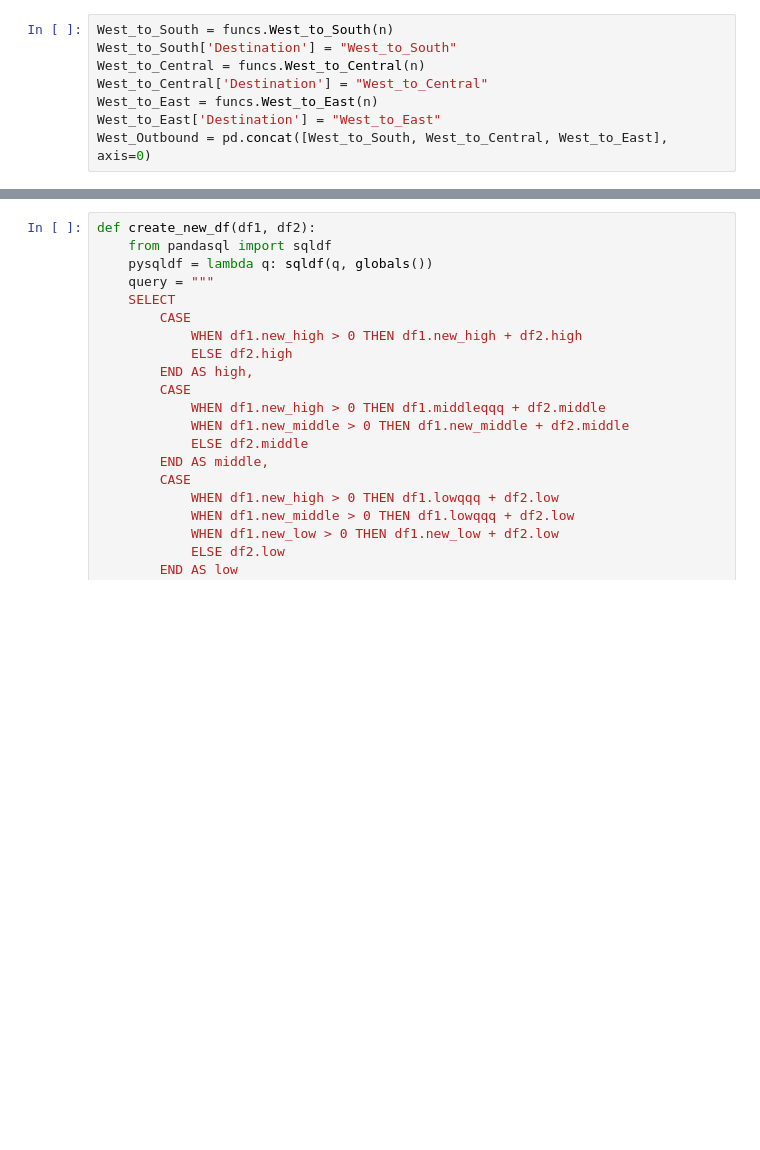
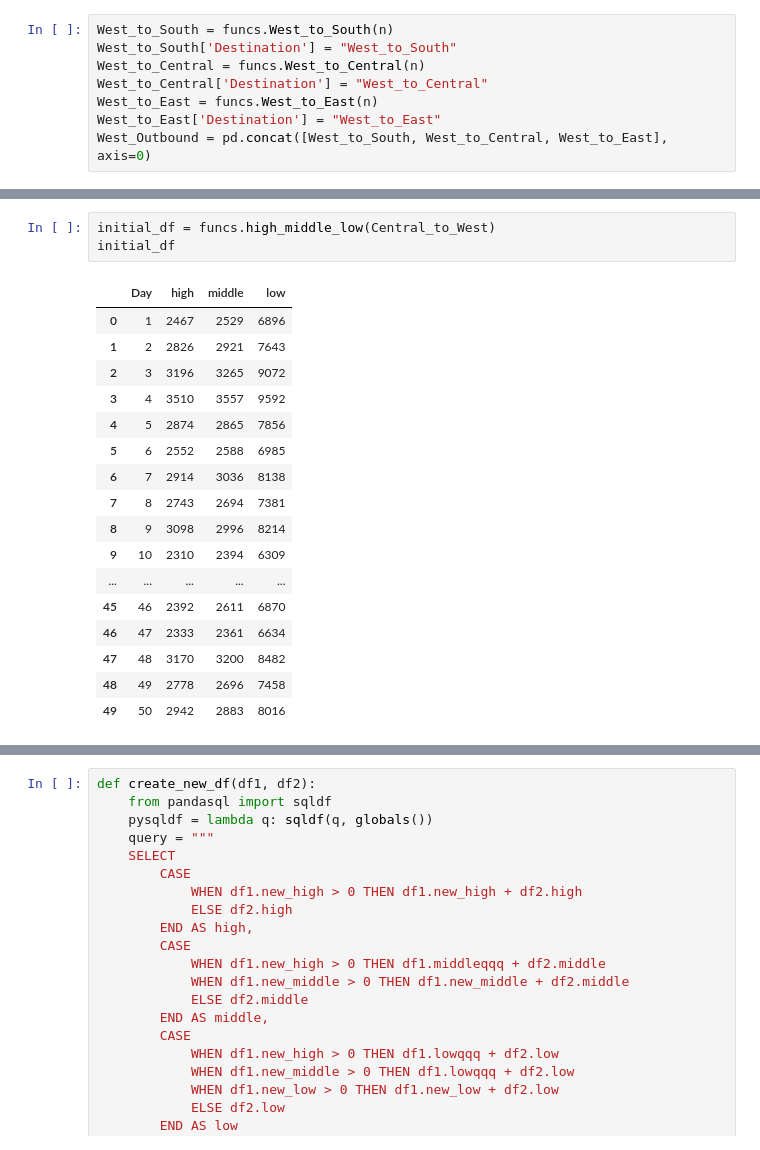
Before and after one commit to lychrst/Superstore-Logistics, a Jupyter notebook: Superstore Logistics.ipynb, the cells around one changed output, grey strips where cells are left out. Saved outputs shown, nothing was run; the diff lists cells and outputs as text; blank space fills up the shorter version.

```diff
--- a/Superstore Logistics.ipynb
+++ b/Superstore Logistics.ipynb
@@ -147,0 +246,21 @@ loads
+# %%
+initial_df = funcs.high_middle_low(Central_to_West)
+initial_df
+# %% [output]
+|  | Day | high | middle | low |
+| 0 | 1 | 2467 | 2529 | 6896 |
+| 1 | 2 | 2826 | 2921 | 7643 |
+| 2 | 3 | 3196 | 3265 | 9072 |
+| 3 | 4 | 3510 | 3557 | 9592 |
+| 4 | 5 | 2874 | 2865 | 7856 |
+| 5 | 6 | 2552 | 2588 | 6985 |
+| 6 | 7 | 2914 | 3036 | 8138 |
+| 7 | 8 | 2743 | 2694 | 7381 |
+| 8 | 9 | 3098 | 2996 | 8214 |
+| 9 | 10 | 2310 | 2394 | 6309 |
+| ... | ... | ... | ... | ... |
+| 45 | 46 | 2392 | 2611 | 6870 |
+| 46 | 47 | 2333 | 2361 | 6634 |
+| 47 | 48 | 3170 | 3200 | 8482 |
+| 48 | 49 | 2778 | 2696 | 7458 |
+| 49 | 50 | 2942 | 2883 | 8016 |
```
Also changed, not shown: parts of 96 cells of this notebook.
